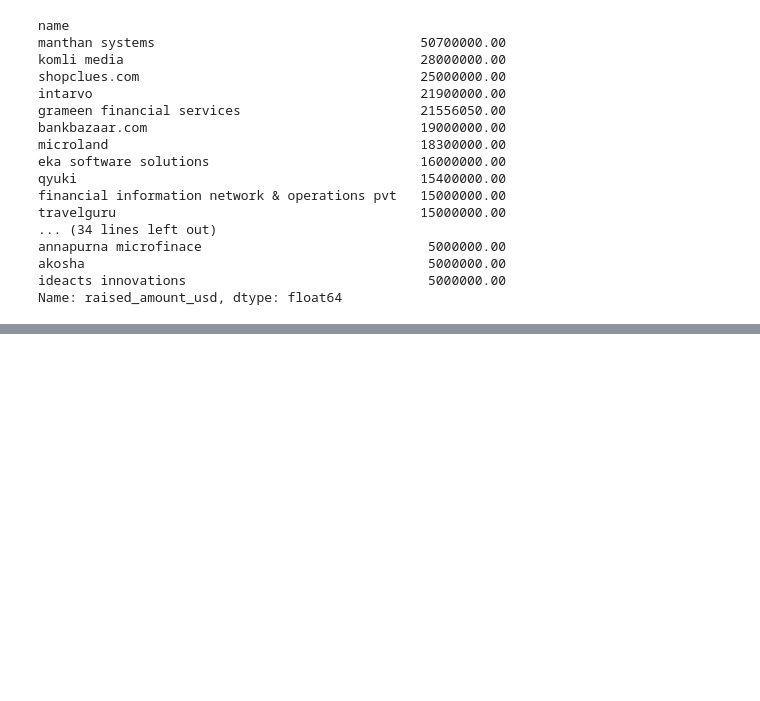
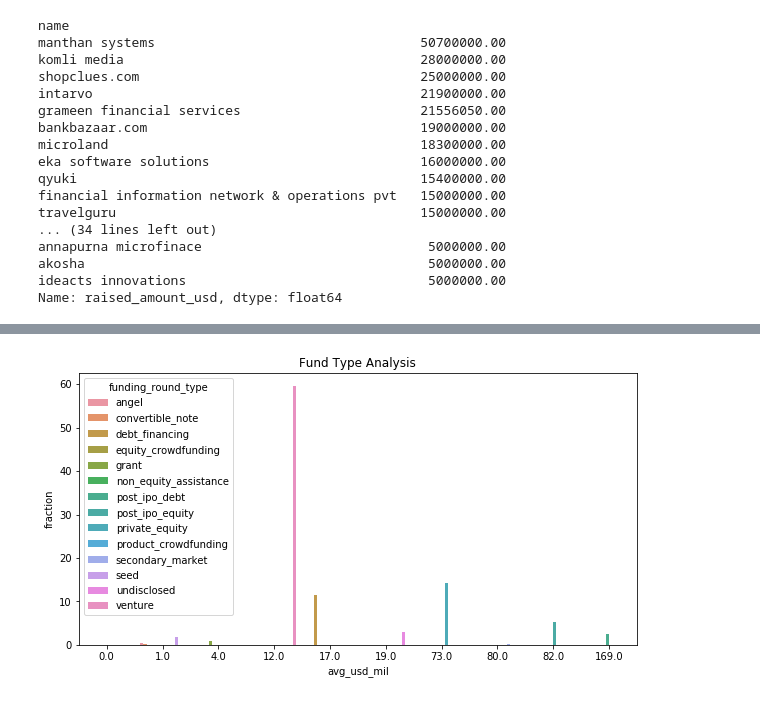
Before and after one commit to anushkaparadkar/Investment-Analysis-Assignment, a Jupyter notebook: Investment Analysis.ipynb, the cells around one changed output, grey strips where cells are left out. Drawn from its saved outputs; the diff is of its cells as text; code cells hidden in the pictures; blank space fills up the shorter version.

```diff
--- a/Investment Analysis.ipynb
+++ b/Investment Analysis.ipynb
@@ -115,6 +115,8 @@ companies.loc[~rounds2.company_permalink.isin(companies.permalink)]
 # %%
 #Merge companies and rounds2 dataframes to a new dataframe named "master_frame"
 master_frame=pd.merge(companies, rounds2, left_on='permalink', right_on='company_permalink', how='inner')
+# %%
+plot_data = master_frame
 # %%
 master_frame.shape
 # %% [output]
@@ -666,0 +679,7 @@ Name: raised_amount_usd, dtype: float64
+# %%
+investment=plot_data.groupby('funding_round_type')['raised_amount_usd'].agg(['sum','mean']).reset_index()
+investment=investment.rename(columns={'sum':'sum_invest','mean':'average_invest'})
+
+investment['fraction']=100*(investment.sum_invest)/(investment.sum_invest.sum())
+# %%
+investment['avg_usd_mil']=investment.average_invest/1000000
@@ -666,0 +704,7 @@ Name: raised_amount_usd, dtype: float64
+# %%
+plt.figure(figsize=(10,5))
+sns.barplot(x=round(investment.avg_usd_mil),y=investment.fraction, hue=investment.funding_round_type,data=investment)
+plt.title('Fund Type Analysis')
+plt.show()
+# %% [output]
+[figure, added]
```
Also changed, not shown: parts of 8 cells of this notebook, 2 other files.
